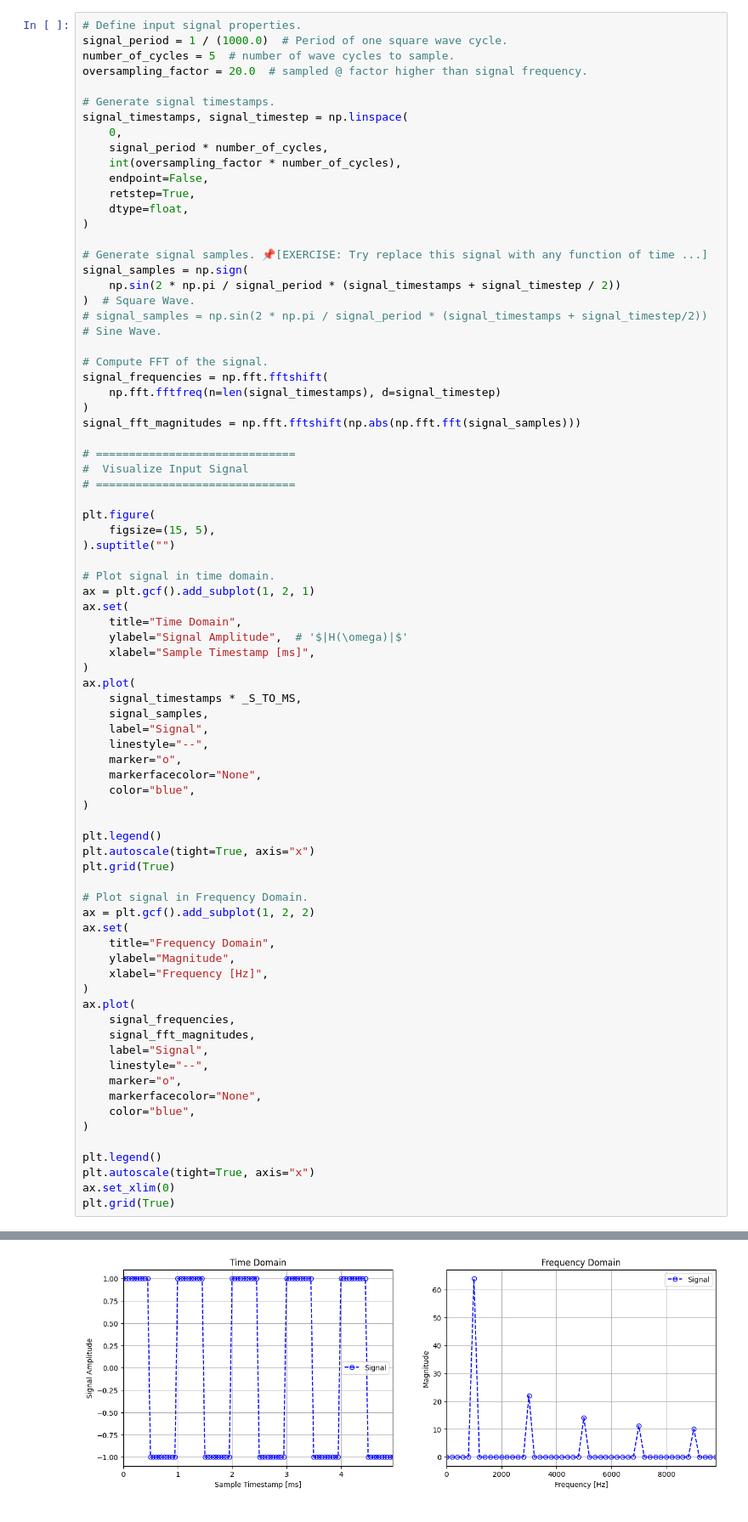
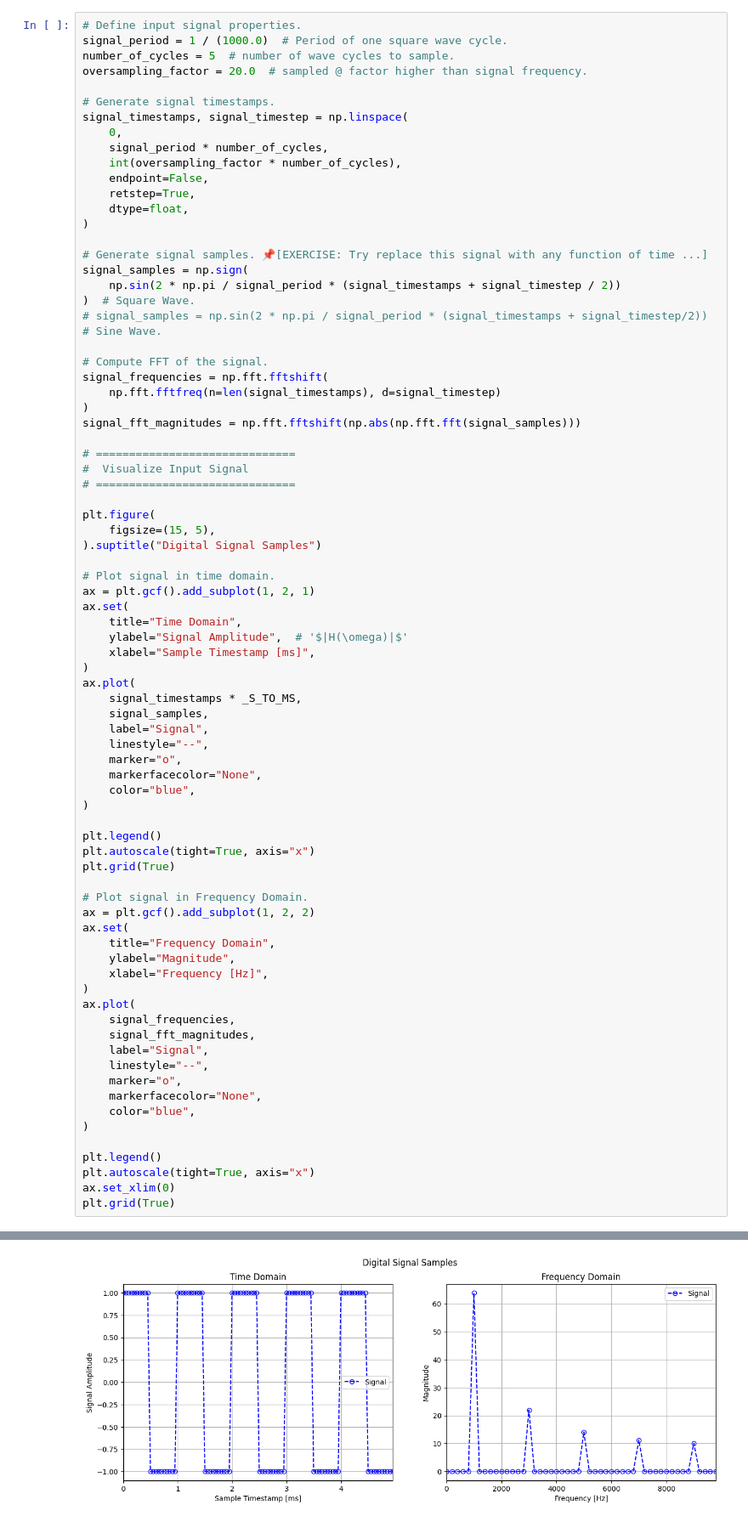
Before and after one commit to koko-uc/demo-notebooks, a Jupyter notebook: fft_examples.ipynb, the cells around one changed output, grey strips where cells are left out. Shown: that part at 85% size. Cells and saved outputs as stored; diff of their text form.

```diff
--- a/fft_examples.ipynb
+++ b/fft_examples.ipynb
@@ -43,7 +43,7 @@ signal_fft_magnitudes = np.fft.fftshift(np.abs(np.fft.fft(signal_samples)))
 
 plt.figure(
     figsize=(15, 5),
-).suptitle("")
+).suptitle("Digital Signal Samples")
 
 # Plot signal in time domain.
 ax = plt.gcf().add_subplot(1, 2, 1)
@@ -92,4 +91,4 @@ plt.grid(True)
-[figure, old version]
+[figure, new version]
 # %%
 # Assign a desired upper/lower cutoff frequency for a filter.
 passband_lower_cutoff_frequency = 0
```
Also changed, not shown: parts of 3 cells of this notebook.
